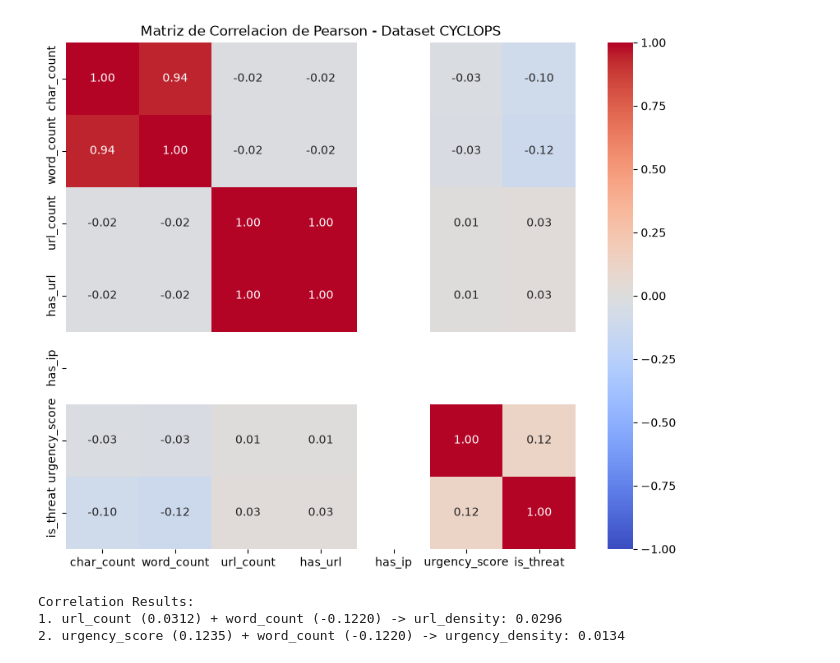
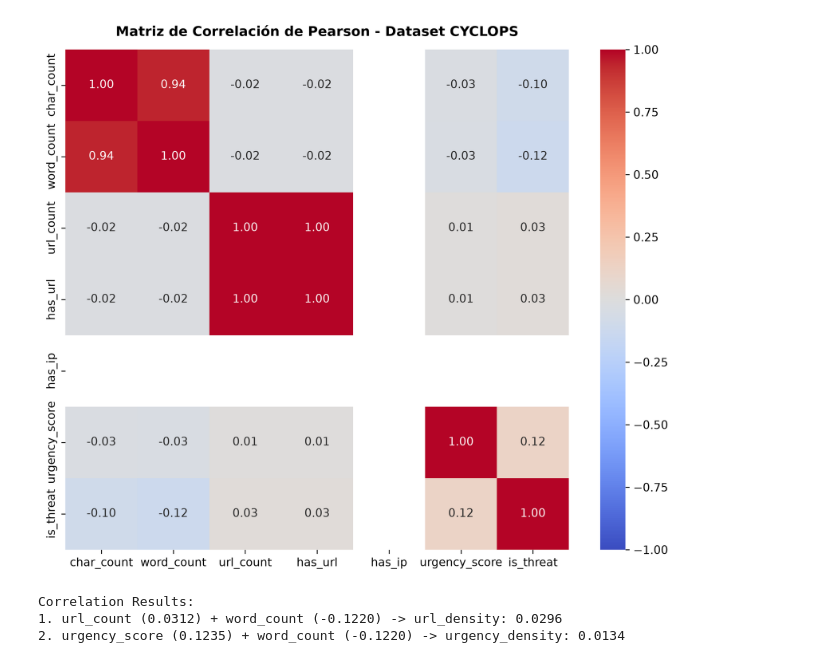
Before and after one commit to KaizenHTML/CYCLOPS, a Jupyter notebook: notebooks/heatmap.ipynb, the cells around one changed output. Saved outputs shown, nothing was run; the diff lists cells and outputs as text; code cells hidden in the pictures.

```diff
--- a/notebooks/heatmap.ipynb
+++ b/notebooks/heatmap.ipynb
@@ -2,6 +2,7 @@
 import matplotlib.pyplot as plt
 import pandas as pd
 import seaborn as sns
+from pathlib import Path
 
 
 # Load the Clean Dataset
@@ -20,37 +21,52 @@ numeric_cols = [
 ]
 correlation_matrix = df[numeric_cols].corr(method='pearson')
 
 
 # Heatmap
-plt.figure(figsize=(10, 8))
-sns.heatmap(correlation_matrix, annot=True, cmap='coolwarm', fmt='.2f', vmin=-1, vmax=1)
-plt.title('Matriz de Correlacion de Pearson - Dataset CYCLOPS')
+plt.figure(figsize=(10, 8), dpi=300)
+sns.heatmap(
+    correlation_matrix,
+    annot=True,
+    cmap='coolwarm',
+    fmt='.2f',
+    vmin=-1,
+    vmax=1,
+)
+plt.title('Matriz de Correlación de Pearson - Dataset CYCLOPS', fontweight='bold', pad=12)
+
+
+# Saving the Heatmap as a PNG File
+output_path = Path('../reports/figures/heatmap.png')
+output_path.parent.mkdir(parents=True, exist_ok=True)
+
+plt.savefig(output_path, bbox_inches='tight')
+
 plt.show()
 
 
 # Mathematical Validation of the Composite Variable
 df['url_density'] = df['url_count'] / (df['word_count'] + 1)
 df['urgency_density'] = df['urgency_score'] / (df['word_count'] + 1)
 df['ip_exposure_score'] = df['has_ip'] * df['url_count']
 
 
 # Comparison With the Target Variable
 corr_url = df['url_count'].corr(df['is_threat'])
 corr_word = df['word_count'].corr(df['is_threat'])
 corr_url_density = df['url_density'].corr(df['is_threat'])
 
 # Comparison With the Target Variable
 corr_urgency = df['urgency_score'].corr(df['is_threat'])
 corr_word = df['word_count'].corr(df['is_threat'])
 corr_urg_density = df['urgency_density'].corr(df['is_threat'])
 
 
 # Print the Correlation Results
 print("Correlation Results:")
 print(f'1. url_count ({corr_url:.4f}) + word_count ({corr_word:.4f}) -> url_density: {corr_url_density:.4f}')
 print(f'2. urgency_score ({corr_urgency:.4f}) + word_count ({corr_word:.4f}) -> urgency_density: {corr_urg_density:.4f}')
 # %% [output]
-[figure, old version]
+[figure, new version]
 Correlation Results:
 1. url_count (0.0312) + word_count (-0.1220) -> url_density: 0.0296
 2. urgency_score (0.1235) + word_count (-0.1220) -> urgency_density: 0.0134
```
Also changed, not shown: 7 other files.
